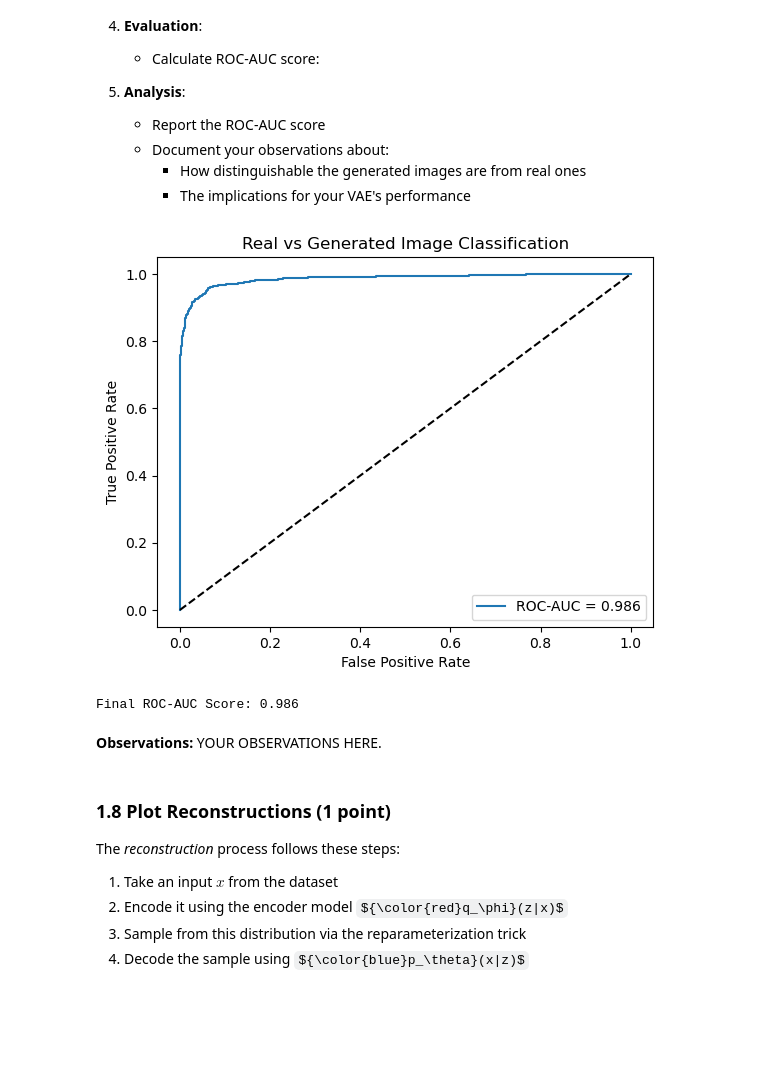
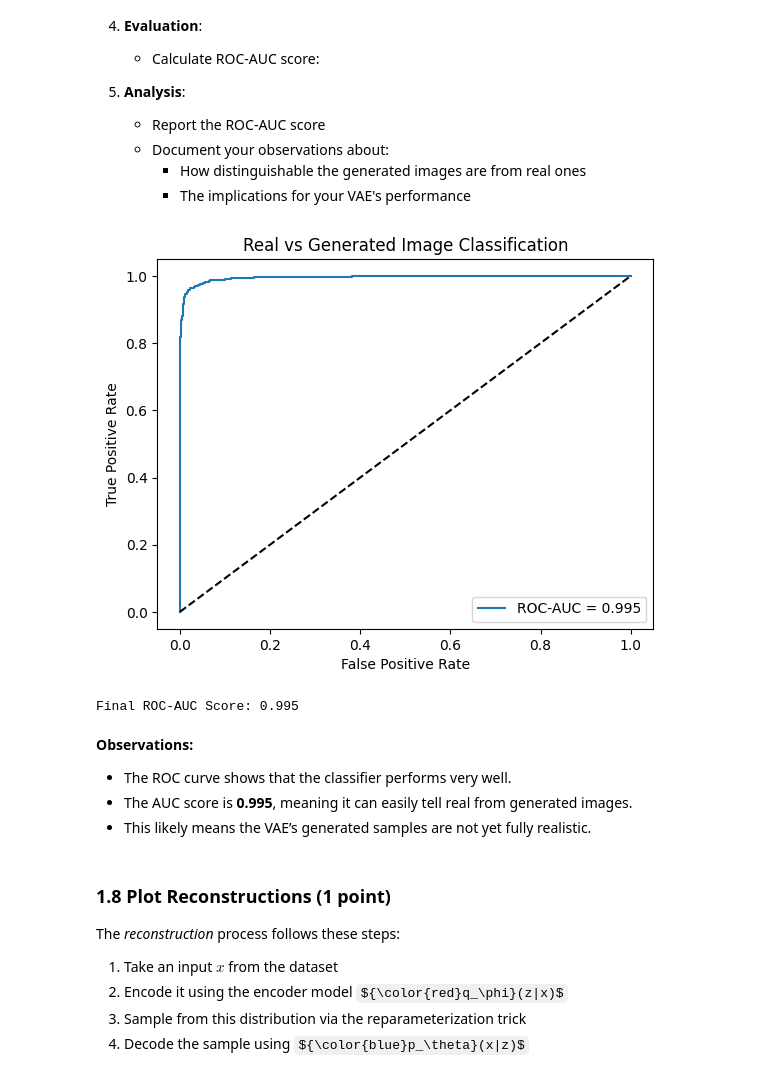
Before and after one commit to br0fire/Skoltech_GenAI, a Jupyter notebook: HW1/HW1_GenAI2025_VAE_part1.ipynb, the cells around one changed output. Cells and saved outputs as stored; diff of their text form; code cells hidden in the pictures; some formulas as TeX source; blank space fills up the shorter version.

```diff
--- a/HW1/HW1_GenAI2025_VAE_part1.ipynb
+++ b/HW1/HW1_GenAI2025_VAE_part1.ipynb
@@ -504,8 +504,8 @@ from sklearn.metrics import roc_auc_score, roc_curve
 from sklearn.preprocessing import MinMaxScaler
 # %%
 # Constants
-NUM_SAMPLES = ... # YOU CODE HERE
-TEST_SIZE = ... # YOU CODE HERE
+NUM_SAMPLES = 5000
+TEST_SIZE = NUM_SAMPLES * 2
 # %%
 def prepare_dataset(
     decoder: nn.Module,
@@ -515,10 +515,10 @@ def prepare_dataset(
 ) -> tuple[np.ndarray, np.ndarray]:
     """Prepare real and generated samples with labels."""
     # Generate fake samples
-    fake_samples = ... # YOU CODE HERE
+    fake_samples = generate_vae_samples(decoder, logits_to_pixels, n_samples=num_samples)
 
     # Get real samples
-    real_samples, _ = # YOU CODE HERE
+    real_samples, _ = next(iter(DataLoader(dataset, batch_size=num_samples, shuffle=True)))
 
     # Combine and label
     data = np.concatenate(
@@ -530,13 +530,20 @@ def prepare_dataset(
 # %%
 def train_discriminator(X: np.ndarray, y: np.ndarray) -> MLPClassifier:
     """Train MLP classifier to distinguish real vs generated samples."""
-    mlp = ... # YOU CODE HERE
+    mlp = MLPClassifier(
+        hidden_layer_sizes=(128, 64),
+        activation='relu',
+        solver='adam',
+        max_iter=200,
+        random_state=42,
+        verbose=False
+    )
     return mlp.fit(X, y)
 # %%
 def evaluate_model(model: MLPClassifier, X: np.ndarray, y: np.ndarray) -> float:
     """Evaluate model and plot ROC curve."""
-    y_proba = ... # YOU CODE HERE
-    roc_auc = ... # YOU CODE HERE
+    y_proba = model.predict_proba(X)[:, 1]
+    roc_auc = roc_auc_score(y, y_proba)
 
     # Plotting
     fpr, tpr, _ = roc_curve(y, y_proba)
@@ -552,18 +559,22 @@ def evaluate_model(model: MLPClassifier, X: np.ndarray, y: np.ndarray) -> float:
     return roc_auc
 # %%
 # Prepare and split data
-X, y = ... # YOU CODE HERE
-X_train, X_val, y_train, y_val = ... # YOU CODE HERE
+X, y = prepare_dataset(decoder_bernoulli, logits_to_pixels_bernoulli, test_dataset, num_samples=NUM_SAMPLES) # YOU CODE HERE
+X_train, X_val, y_train, y_val = train_test_split(X, y, test_size=0.2, random_state=42) # YOU CODE HERE
 
 # Train and evaluate
-discriminator = ... # YOU CODE HERE
-roc_score = ... # YOU CODE HERE
+discriminator = train_discriminator(X_train, y_train)
+roc_score = evaluate_model(discriminator, X_val, y_val)
 print(f"Final ROC-AUC Score: {roc_score:.3f}")
 # %% [output]
-[figure, old version]
+[figure, new version]
-Final ROC-AUC Score: 0.986
+Final ROC-AUC Score: 0.995
 # %% [markdown]
-**Observations:** YOUR OBSERVATIONS HERE.
+**Observations:**
+
+- The ROC curve shows that the classifier performs very well.
+- The AUC score is **0.995**, meaning it can easily tell real from generated images.
+- This likely means the VAE’s generated samples are not yet fully realistic.
 # %% [markdown]
 ### 1.8 Plot Reconstructions (1 point)
 
```
Also changed, not shown: parts of 17 cells of this notebook.
